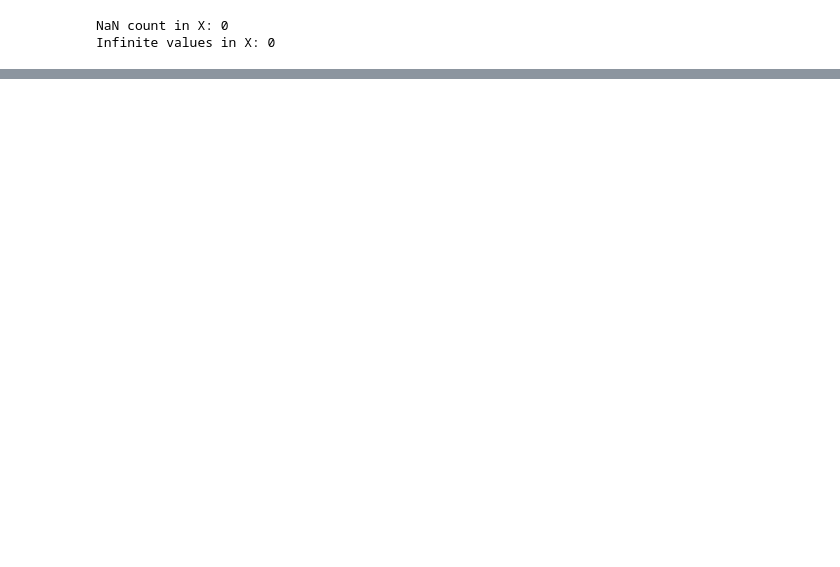
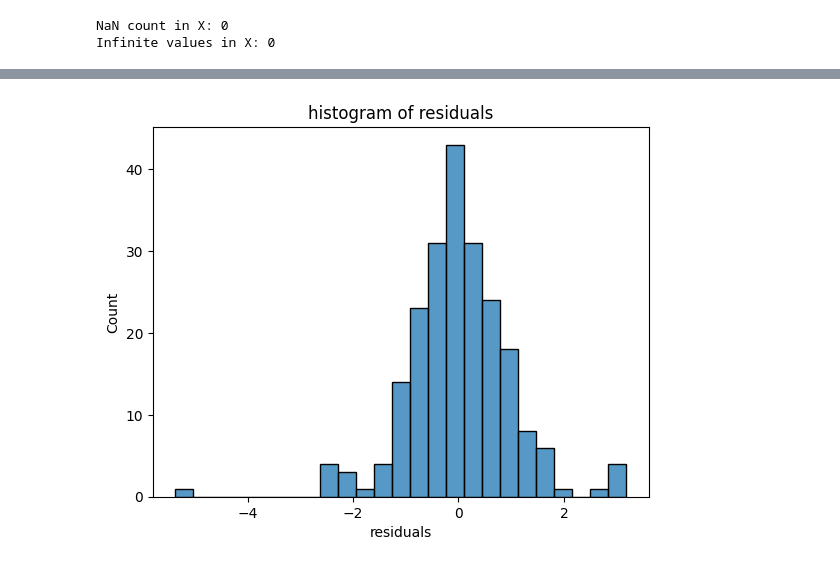
Before and after one commit to eliannemejia/OpenPort, a Jupyter notebook: datasets/raw-datasets/social_API.ipynb, the cells around one changed output, grey strips where cells are left out. Cells and saved outputs as stored; diff of their text form; code cells hidden in the pictures; blank space fills up the shorter version.

Commit message:
prediction + residual plots

```diff
--- a/datasets/raw-datasets/social_API.ipynb
+++ b/datasets/raw-datasets/social_API.ipynb
@@ -191,7 +192,7 @@ print(one_hot_df.columns.tolist())
 217 rows × 31 columns
 ['Countries_Austria', 'Countries_Belgium', 'Countries_Bulgaria', 'Countries_Croatia', 'Countries_Cyprus', 'Countries_Czechia', 'Countries_Denmark', 'Countries_Estonia', 'Countries_Finland', 'Countries ...
 # %%
-lag_features = final_df[['lag_1', 'lag_2', 'lag_3', 'lag_4', 'lag_5']]
+lag_features = final_df[['lag_1', 'lag_2', 'lag_3', 'lag_4', 'lag_5', "COVID"]]
 X_combined = pd.concat([one_hot_df,lag_features], axis=1)
 display(X_combined)
 # %% [output]
@@ -240,0 +242,5 @@ array([23.5161435 , 22.64542149, 13.55513591, 16.60779148, 15.25022659,
+# %%
+res = y - np.matmul(X, m)
+print(res)
+MSE_1 = (res**2).mean()
+print(MSE_1)
@@ -240,0 +265,9 @@ array([23.5161435 , 22.64542149, 13.55513591, 16.60779148, 15.25022659,
+# %%
+import seaborn as sns
+import matplotlib.pyplot as plt
+sns.histplot(res, kde=False)
+plt.xlabel("residuals")
+plt.title("histogram of residuals")
+plt.show()
+# %% [output]
+[figure, added]
```
Also changed, not shown: parts of 8 cells of this notebook.
